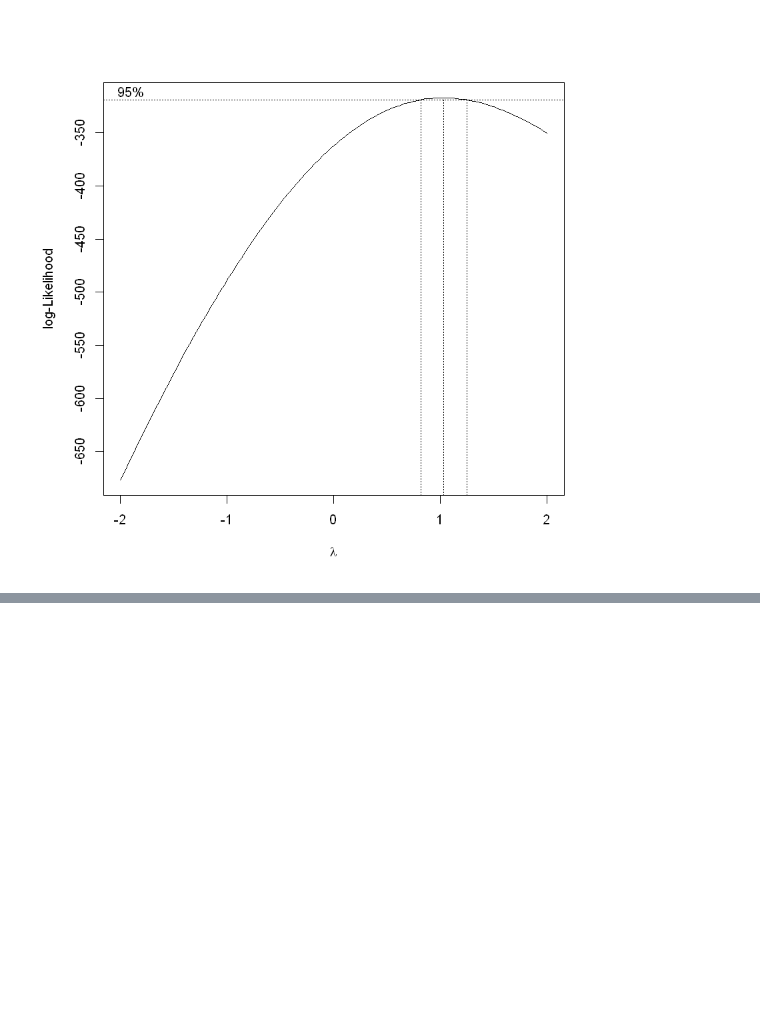
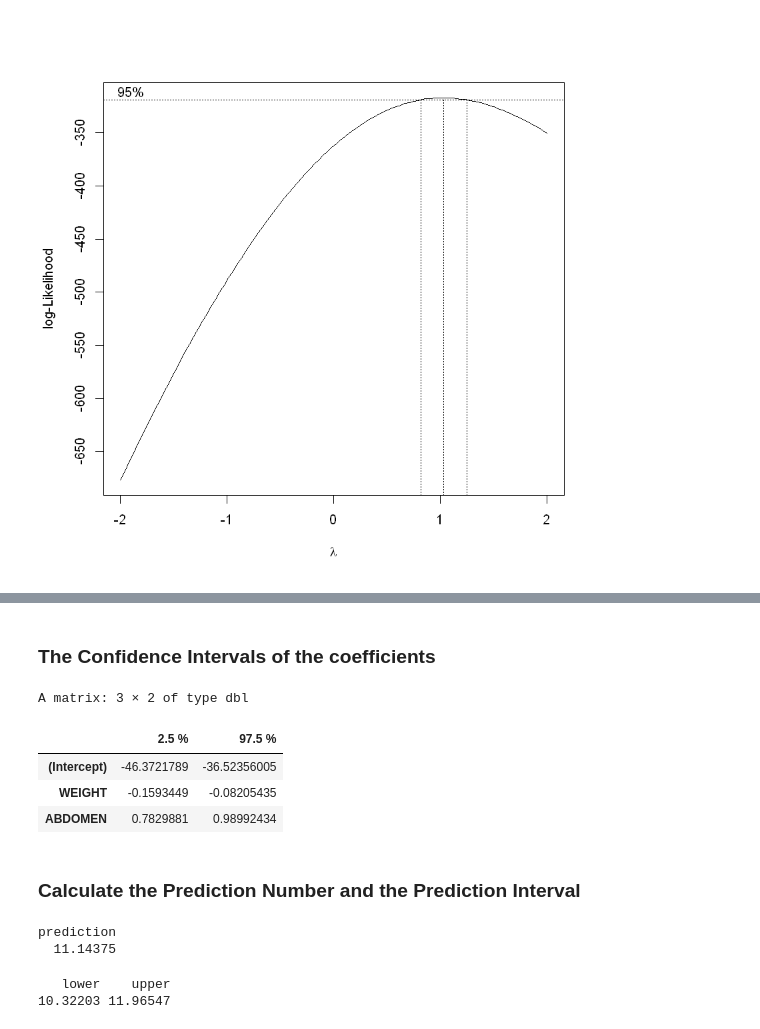
Before and after one commit to OliverXUZY/STAT628, a Jupyter notebook: code/Code_Notebook.ipynb, the cells around one changed output, grey strips where cells are left out. Drawn from its saved outputs; the diff is of its cells as text; code cells hidden in the pictures; blank space fills up the shorter version.

```diff
--- a/code/Code_Notebook.ipynb
+++ b/code/Code_Notebook.ipynb
@@ -661,0 +664,4 @@ boxcox(lm.final)
+# %%
+data.mod=read.csv("Modyfied_BodyFat.csv",header = T)
+lm.final = lm(BODYFAT~WEIGHT+ABDOMEN, data.mod)
+summary(lm.final)
@@ -661,0 +687,26 @@ boxcox(lm.final)
+# %% [markdown]
+### The Confidence Intervals of the coefficients
+# %%
+confint.lm(lm.final,level = 0.95)
+# %% [output]
+A matrix: 3 × 2 of type dbl
+|  | 2.5 % | 97.5 % |
+| (Intercept) | -46.3721789 | -36.52356005 |
+| WEIGHT | -0.1593449 | -0.08205435 |
+| ABDOMEN | 0.7829881 | 0.98992434 |
+# %% [markdown]
+### Calculate the Prediction Number and the Prediction Interval
+# %%
+predictData <- data.frame(WEIGHT=148.15,ABDOMEN=79.5)
+linear.pred <- predict(object = lm.final, newdata = predictData,  type = "response",se = TRUE)
+lo.ci <- linear.pred$fit + c(-1.96,1.96)*linear.pred$se.fit
+pred=linear.pred$fit
+names(pred)="prediction"
+names(lo.ci)=c("lower","upper")
+pred
+lo.ci
+# %% [output]
+prediction
+  11.14375
+   lower    upper
+10.32203 11.96547
```
Also changed, not shown: parts of 2 cells of this notebook.
